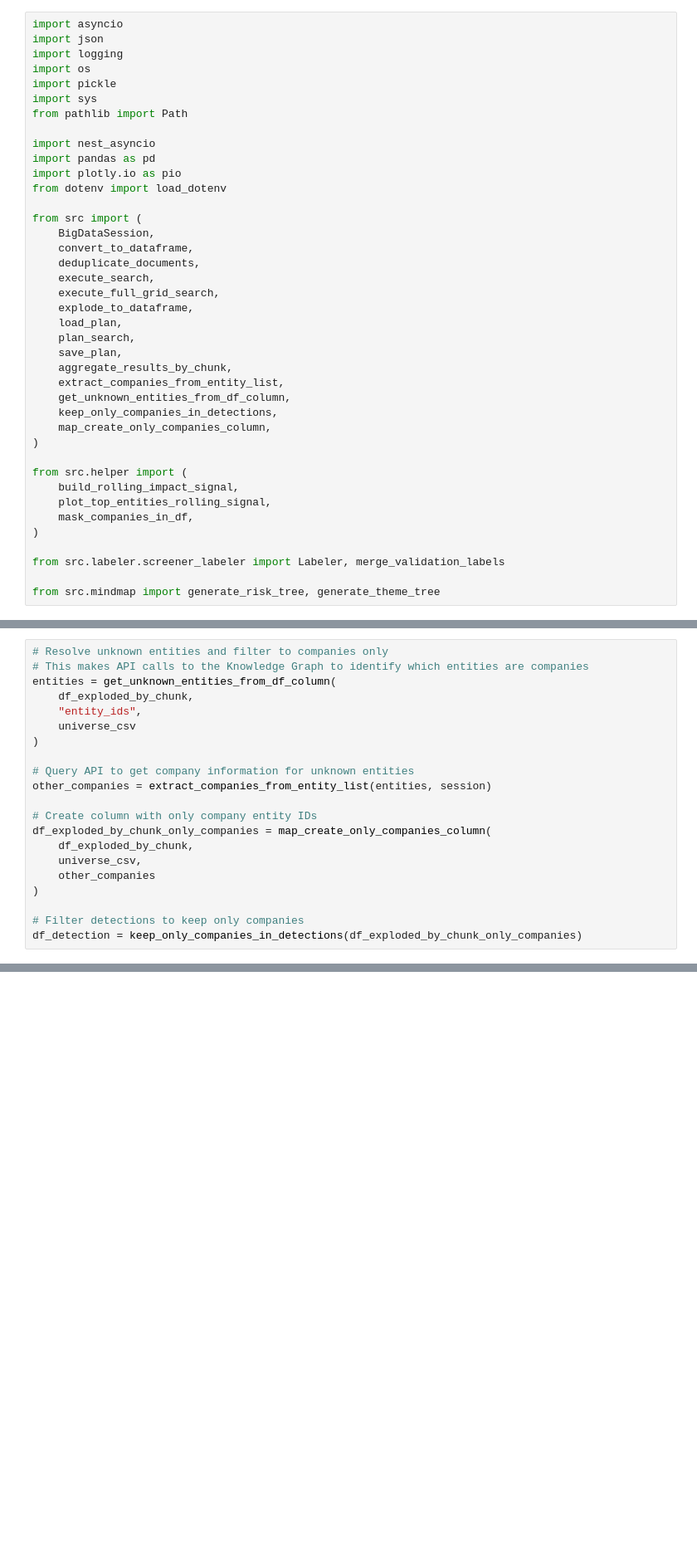
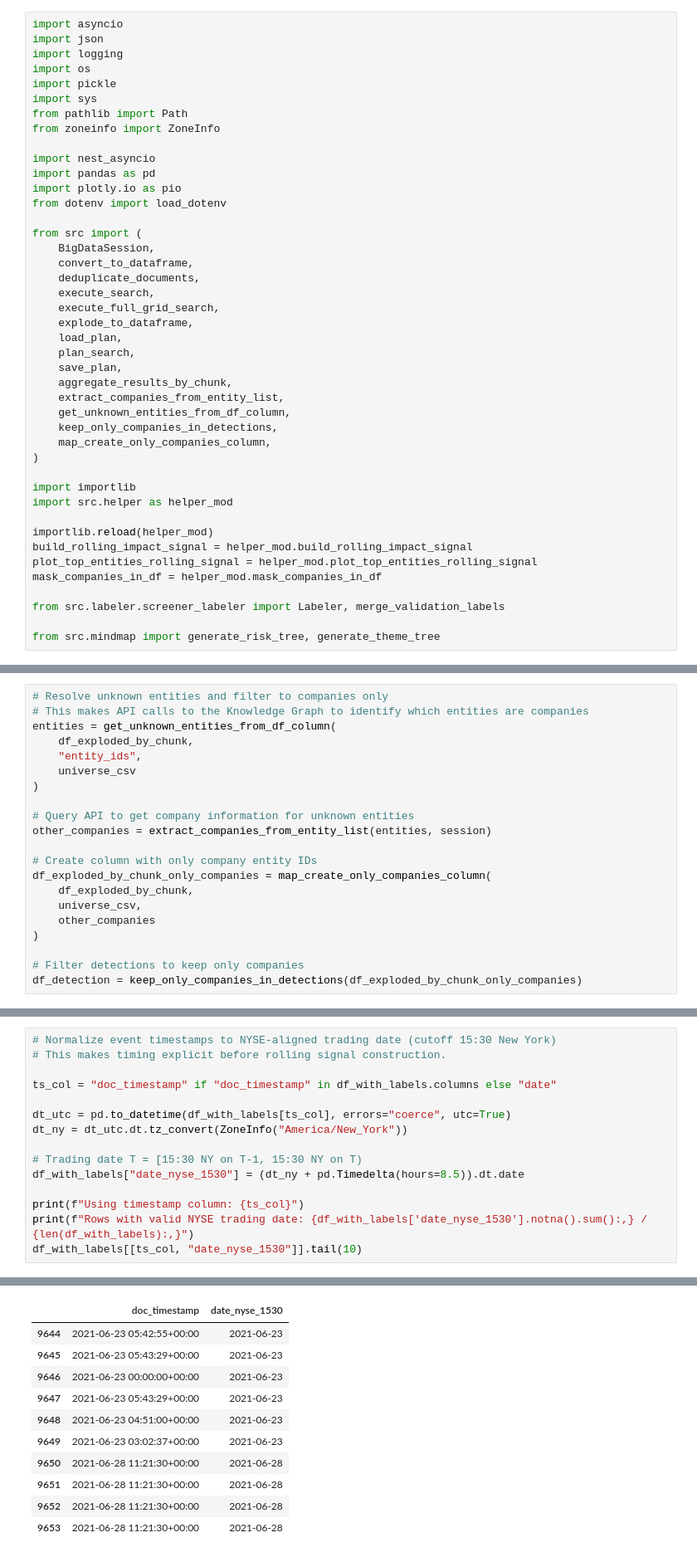
Before and after one commit to Bigdata-com/bigdata-cookbook, a Jupyter notebook: API_Tutorials/Workflow_example/Workflow_example.ipynb, the cells around one changed output, grey strips where cells are left out. Shown at 83% size. Cells and saved outputs as stored; diff of their text form; blank space fills up the shorter version.

```diff
--- a/API_Tutorials/Workflow_example/Workflow_example.ipynb
+++ b/API_Tutorials/Workflow_example/Workflow_example.ipynb
@@ -53,6 +66,7 @@ import os
 import pickle
 import sys
 from pathlib import Path
+from zoneinfo import ZoneInfo
 
 import nest_asyncio
 import pandas as pd
@@ -76,11 +90,13 @@ from src import (
     map_create_only_companies_column,
 )
 
-from src.helper import (
-    build_rolling_impact_signal,
-    plot_top_entities_rolling_signal,
-    mask_companies_in_df,
-)
+import importlib
+import src.helper as helper_mod
+
+importlib.reload(helper_mod)
+build_rolling_impact_signal = helper_mod.build_rolling_impact_signal
+plot_top_entities_rolling_signal = helper_mod.plot_top_entities_rolling_signal
+mask_companies_in_df = helper_mod.mask_companies_in_df
 
 from src.labeler.screener_labeler import Labeler, merge_validation_labels
 
@@ -758,0 +633,16 @@ Theme-related chunks: 9,565
+# %%
+# Normalize event timestamps to NYSE-aligned trading date (cutoff 15:30 New York)
+# This makes timing explicit before rolling signal construction.
+
+ts_col = "doc_timestamp" if "doc_timestamp" in df_with_labels.columns else "date"
+
+dt_utc = pd.to_datetime(df_with_labels[ts_col], errors="coerce", utc=True)
+dt_ny = dt_utc.dt.tz_convert(ZoneInfo("America/New_York"))
+
+# Trading date T = [15:30 NY on T-1, 15:30 NY on T)
+df_with_labels["date_nyse_1530"] = (dt_ny + pd.Timedelta(hours=8.5)).dt.date
+
+print(f"Using timestamp column: {ts_col}")
+print(f"Rows with valid NYSE trading date: {df_with_labels['date_nyse_1530'].notna().sum():,} / {len(df_with_labels):,}")
+df_with_labels[[ts_col, "date_nyse_1530"]].tail(10)
+# %% [output]
@@ -759,2 +651,13 @@ Theme-related chunks: 9,565
+|  | doc_timestamp | date_nyse_1530 |
+| 9644 | 2021-06-23 05:42:55+00:00 | 2021-06-23 |
+| 9645 | 2021-06-23 05:43:29+00:00 | 2021-06-23 |
+| 9646 | 2021-06-23 00:00:00+00:00 | 2021-06-23 |
+| 9647 | 2021-06-23 05:43:29+00:00 | 2021-06-23 |
+| 9648 | 2021-06-23 04:51:00+00:00 | 2021-06-23 |
+| 9649 | 2021-06-23 03:02:37+00:00 | 2021-06-23 |
+| 9650 | 2021-06-28 11:21:30+00:00 | 2021-06-28 |
+| 9651 | 2021-06-28 11:21:30+00:00 | 2021-06-28 |
+| 9652 | 2021-06-28 11:21:30+00:00 | 2021-06-28 |
+| 9653 | 2021-06-28 11:21:30+00:00 | 2021-06-28 |
 # %%
 # Save checkpoint (uncomment to save)
```
Also changed, not shown: parts of 56 cells of this notebook, 2 other files.
